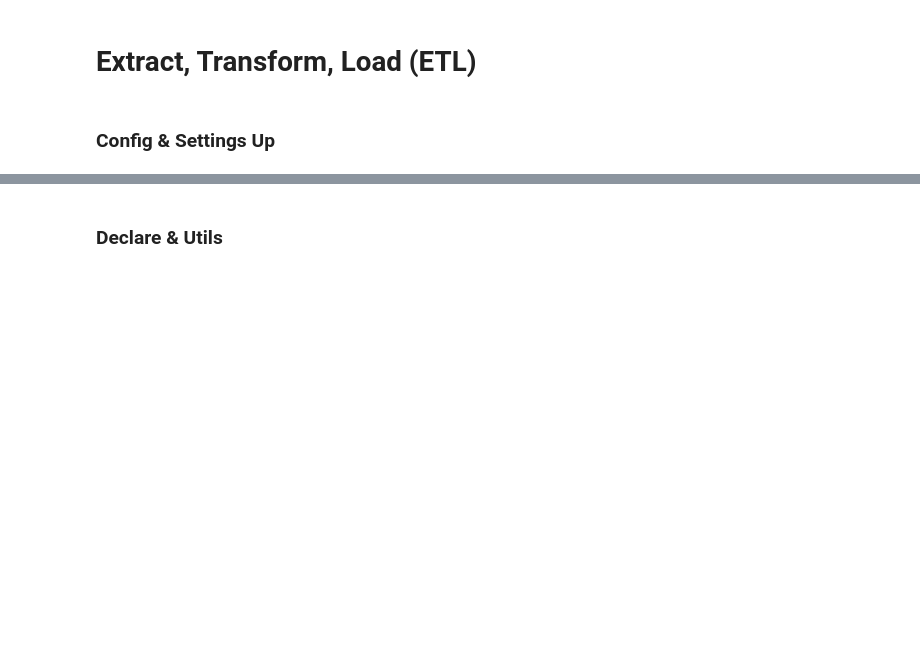
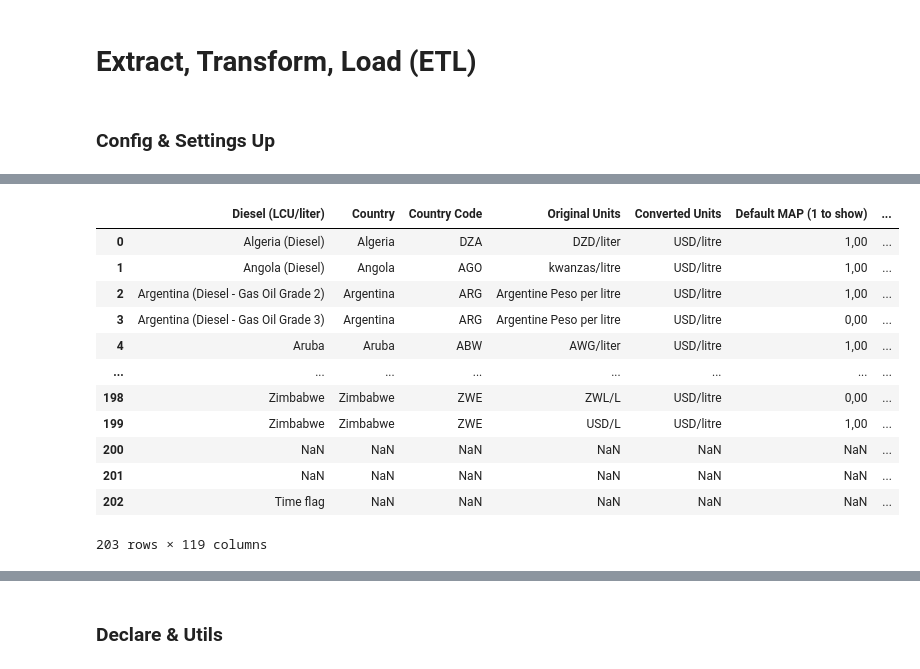
Before and after one commit to ahmdtrdi/LogisticAIOptimization, a Jupyter notebook: notebooks/EDA.ipynb, the cells around one changed output, grey strips where cells are left out. Cells and saved outputs as stored; diff of their text form; code cells hidden in the pictures; blank space fills up the shorter version.

```diff
--- a/notebooks/EDA.ipynb
+++ b/notebooks/EDA.ipynb
@@ -15,0 +67,17 @@ import warnings
+# %%
+data_fuel = pd.read_csv("../data/raw/Global_Fuel_Prices_Database.csv", sep=';', on_bad_lines='skip')
+data_fuel
+# %% [output]
+|  | Diesel (LCU/liter) | Country | Country Code | Original Units | Converted Units | Default MAP (1 to show) | ... |
+| 0 | Algeria (Diesel) | Algeria | DZA | DZD/liter | USD/litre | 1,00 | ... |
+| 1 | Angola (Diesel) | Angola | AGO | kwanzas/litre | USD/litre | 1,00 | ... |
+| 2 | Argentina (Diesel - Gas Oil Grade 2) | Argentina | ARG | Argentine Peso per litre | USD/litre | 1,00 | ... |
+| 3 | Argentina (Diesel - Gas Oil Grade 3) | Argentina | ARG | Argentine Peso per litre | USD/litre | 0,00 | ... |
+| 4 | Aruba | Aruba | ABW | AWG/liter | USD/litre | 1,00 | ... |
+| ... | ... | ... | ... | ... | ... | ... | ... |
+| 198 | Zimbabwe | Zimbabwe | ZWE | ZWL/L | USD/litre | 0,00 | ... |
+| 199 | Zimbabwe | Zimbabwe | ZWE | USD/L | USD/litre | 1,00 | ... |
+| 200 | NaN | NaN | NaN | NaN | NaN | NaN | ... |
+| 201 | NaN | NaN | NaN | NaN | NaN | NaN | ... |
+| 202 | Time flag | NaN | NaN | NaN | NaN | NaN | ... |
+203 rows × 119 columns
```
Also changed, not shown: parts of 14 cells of this notebook, 8 other files.
